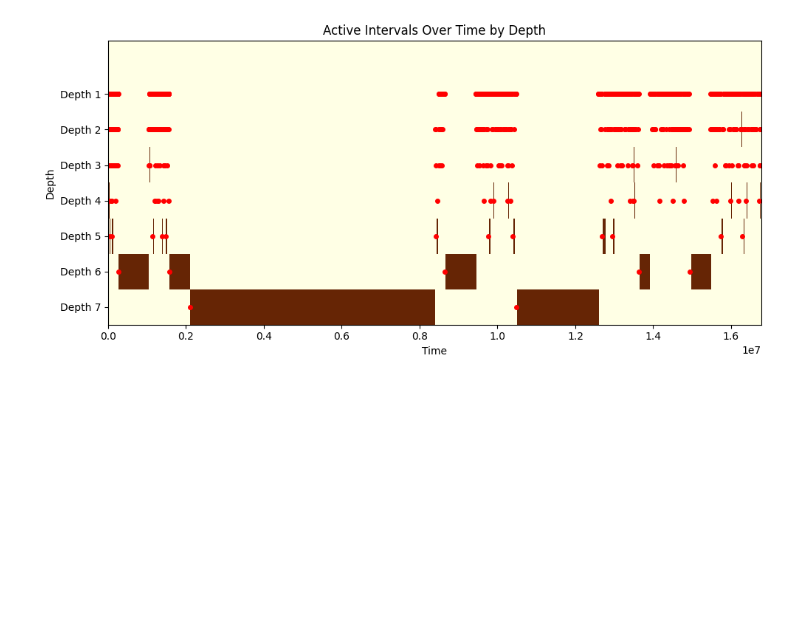
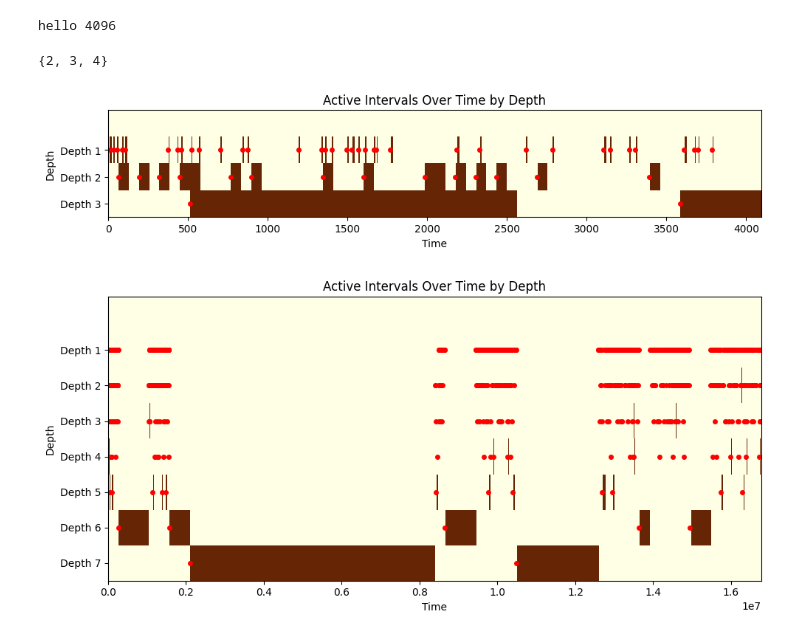
Before and after one commit to nguyenicolas/NS_Lipschitz_Bandits, a Jupyter notebook: main.ipynb, the cells around one changed output. Drawn from its saved outputs; the diff is of its cells as text; code cells hidden in the pictures; blank space fills up the shorter version.

```diff
--- a/main.ipynb
+++ b/main.ipynb
@@ -331,3 +366,17 @@ class MBDE :
+# %%
+algo = MBDE(100)
+algo.initialize_episode()
+algo.initialize_block()
+algo.get_mask()
+algo.t = 1400
+algo.get_active_depths()
+# %% [output]
+hello 4096
+{2, 3, 4}
+# %%
+algo.plot_active_mask()
+# %% [output]
+[figure, added]
 # %%
 
 def compute_interval_mask(activation_matrix, m):
```
Also changed, not shown: parts of 2 cells of this notebook.
